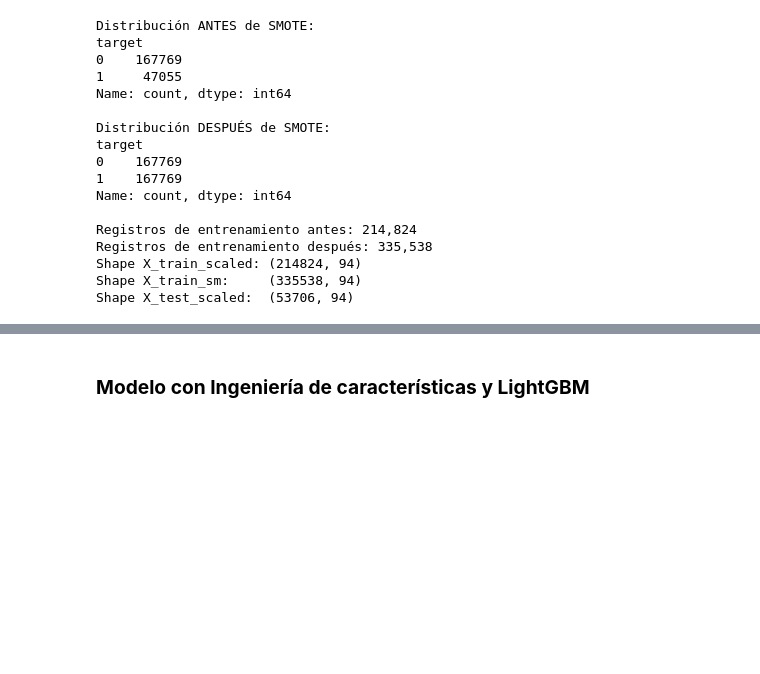
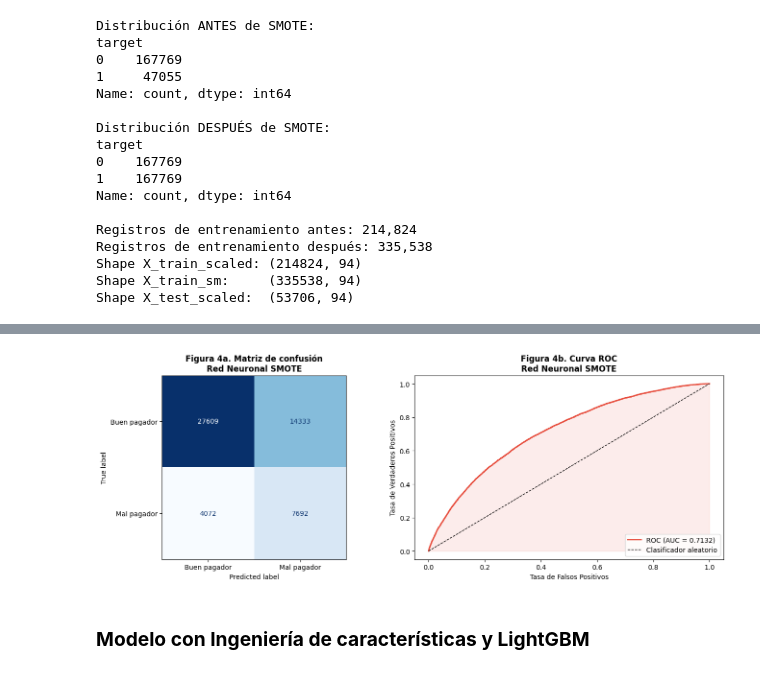
Before and after one commit to jihernandezc/rnaab_riesgo_crediticio, a Jupyter notebook: RAAB_T2_riesgo_crediticio.ipynb, the cells around one changed output, grey strips where cells are left out. Drawn from its saved outputs; the diff is of its cells as text; code cells hidden in the pictures; blank space fills up the shorter version.

```diff
--- a/RAAB_T2_riesgo_crediticio.ipynb
+++ b/RAAB_T2_riesgo_crediticio.ipynb
@@ -1047,29 +1050,31 @@ Umbral utilizado: 0.51
 # %%
 # Gráficos de evaluación
 fig, axes = plt.subplots(1, 2, figsize=(14, 5))
 
 # Matriz de confusión
-cm = confusion_matrix(y_test, y_pred_smot)
+cm = confusion_matrix(y_test, y_pred_opt_smote)
 disp = ConfusionMatrixDisplay(confusion_matrix=cm,
                                display_labels=['Buen pagador', 'Mal pagador'])
 disp.plot(ax=axes[0], colorbar=False, cmap='Blues')
 axes[0].set_title('Figura 4a. Matriz de confusión\nRed Neuronal SMOTE',
                   fontsize=12, fontweight='bold')
 
 # Curva ROC
-fpr, tpr, _ = roc_curve(y_test, y_pred_opt_smote)
-axes[1].plot(fpr, tpr, color='#e74c3c', lw=2, label=f'ROC (AUC = {roc_auc:.4f})')
+fpr, tpr, _ = roc_curve(y_test, y_pred_smote)
+axes[1].plot(fpr, tpr, color='#e74c3c', lw=2, label=f'ROC (AUC = {auc_opt:.4f})')
 axes[1].plot([0,1], [0,1], 'k--', lw=1, label='Clasificador aleatorio')
 axes[1].fill_between(fpr, tpr, alpha=0.1, color='#e74c3c')
 axes[1].set_xlabel('Tasa de Falsos Positivos')
 axes[1].set_ylabel('Tasa de Verdaderos Positivos')
 axes[1].set_title('Figura 4b. Curva ROC\nRed Neuronal SMOTE',
                   fontsize=12, fontweight='bold')
 axes[1].legend(loc='lower right')
 
 plt.tight_layout()
 plt.savefig(fr'{output_dir}/fig8_red_neuronal_smote.png', dpi=150, bbox_inches='tight')
 plt.show()
+# %% [output]
+[figure, added]
 # %% [markdown]
 ### **Modelo con Ingeniería de características y LightGBM**
 # %%
```
Also changed, not shown: parts of 15 cells of this notebook, 3 other files.
